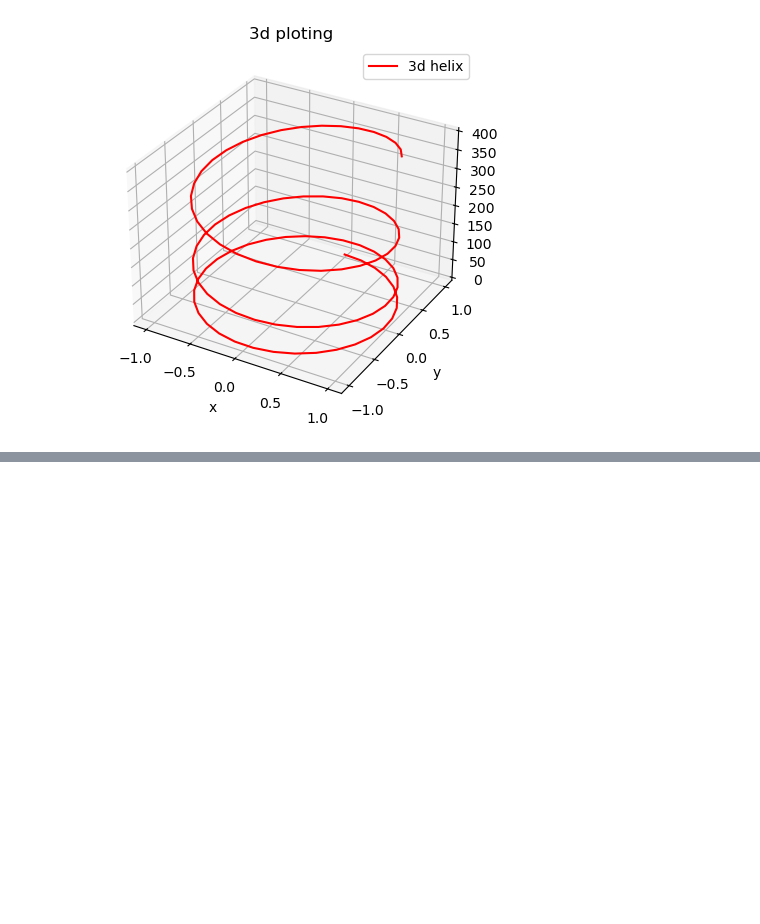
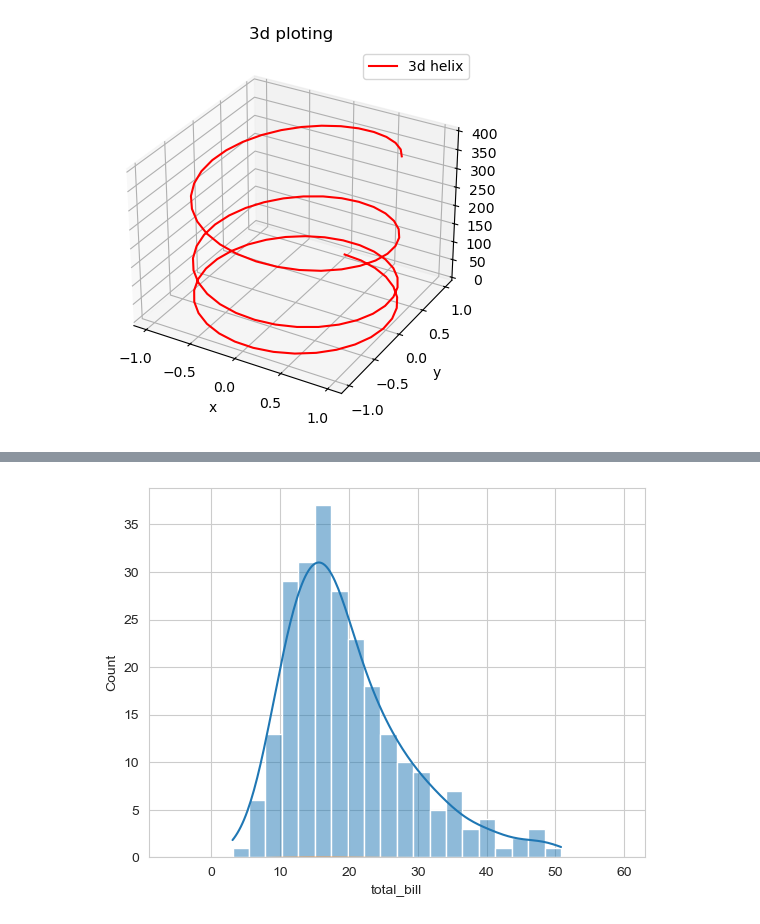
Before and after one commit to chaudhary-dotcom/Python-Beginning-, a Jupyter notebook: matplotlibDay3.ipynb, the cells around one changed output, grey strips where cells are left out. Saved outputs shown, nothing was run; the diff lists cells and outputs as text; code cells hidden in the pictures; blank space fills up the shorter version.

```diff
--- a/matplotlibDay3.ipynb
+++ b/matplotlibDay3.ipynb
@@ -124,0 +164,6 @@ plt.show()
+# %%
+sns.histplot(tips['total_bill'], bins=20, kde=True)
+sns.kdeplot(tips['total_bill'], fill=True)
+plt.show()
+# %% [output]
+[figure, added]
```
Also changed, not shown: parts of 20 cells of this notebook.
